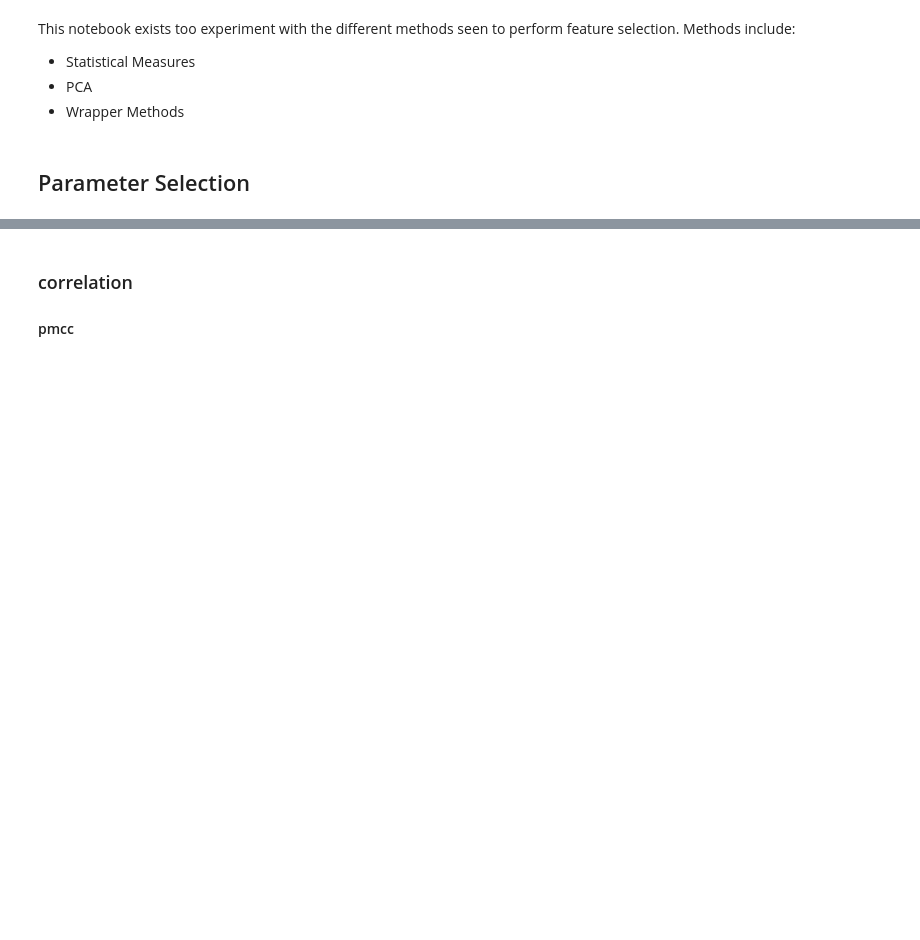
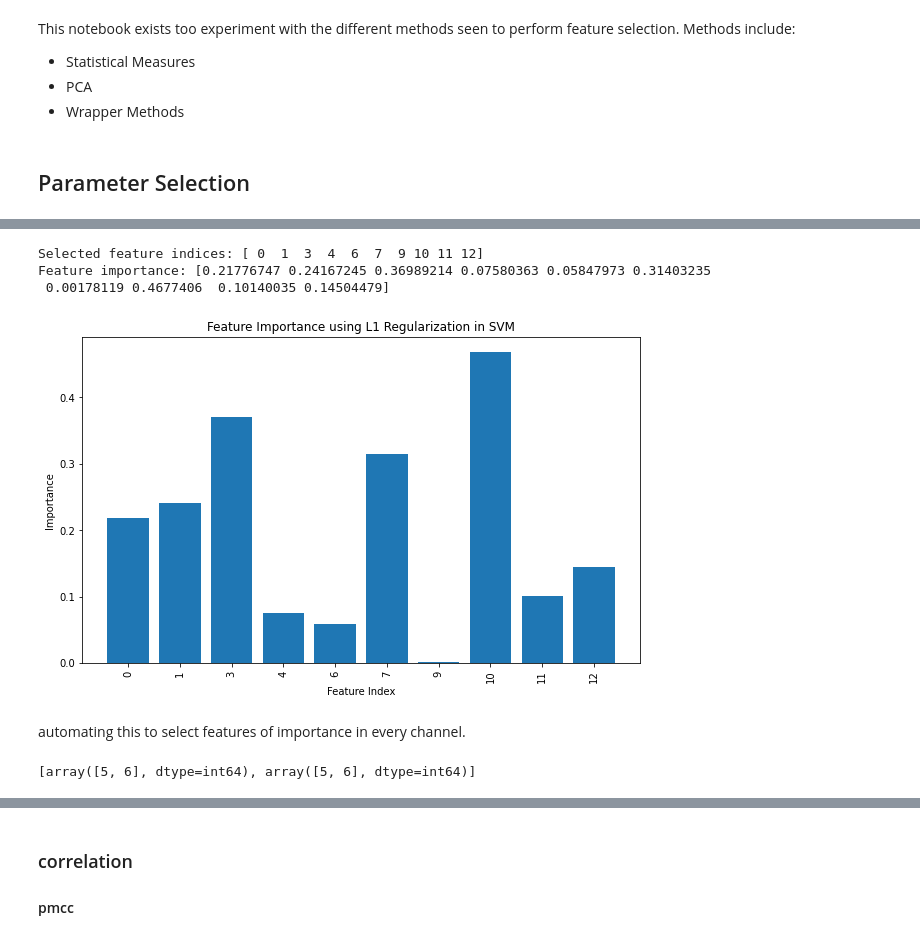
Before and after one commit to patcourts/ES98C-ECG-Project, a Jupyter notebook: examples/Feature_Selection_Experimentation.ipynb, the cells around one changed output, grey strips where cells are left out. Saved outputs shown, nothing was run; the diff lists cells and outputs as text; code cells hidden in the pictures; blank space fills up the shorter version.

```diff
--- a/examples/Feature_Selection_Experimentation.ipynb
+++ b/examples/Feature_Selection_Experimentation.ipynb
@@ -84,5 +84,17 @@ def scoring_function(model, X, y):
 
 
     return f1*0.7 + balanced_acc*0.3
+
+def convert_dict_to_array(params):
+    no_features = len(params)
+    params_array = np.zeros((no_channels, no_patients, no_features))
+
+    for j in range(0, no_channels):
+        for i, values in enumerate(params.values()):
+            params_array[j][:, i] = values[j]
+    return params_array, no_features
 # %% [markdown]
 ## Parameter Selection
+# %%
+#converting paramter dictionary into array
+params_array, no_feat = convert_dict_to_array(params)
@@ -88,0 +109,51 @@ def scoring_function(model, X, y):
+# %%
+#splitting the data into train and test sets
+X_train, X_test, y_train, y_test = train_test_split(params_array[0], health_state, test_size=0.3, stratify = health_state)
+# %%
+#try do this properly
+#LASSO/Ridge Regression
+
+from sklearn.svm import LinearSVC
+from sklearn.feature_selection import SelectFromModel
+
+# # standardize features?
+# scaler = StandardScaler()
+# X_scaled = scaler.fit_transform(X_train)
+
+# Fit the model using L1 regularization
+model = LinearSVC(C=1.0, penalty='l1', dual=False, class_weight='balanced').fit(X_scaled, y_train)
+
+# Get feature importance (coefficients)
+feature_importance = np.abs(model.coef_[0])
+
+# Select features with non-zero coefficients
+model_selector = SelectFromModel(model, prefit=True)
+X_train_selected = model_selector.transform(X_train)
+X_test_selected = model_selector.transform(X_test)
+
+
+# Get indices of selected features
+selected_indices = np.where(feature_importance > 0)[0]
+
+# Print selected feature indices and their importance
+print("Selected feature indices:", selected_indices)
+print("Feature importance:", feature_importance[selected_indices])
+
+# Plot feature importance
+plt.figure(figsize=(10, 6))
+plt.bar(range(len(selected_indices)), feature_importance[selected_indices])
+plt.xticks(range(len(selected_indices)), selected_indices, rotation=90)
+plt.xlabel('Feature Index')
+plt.ylabel('Importance')
+plt.title('Feature Importance using L1 Regularization in SVM')
+plt.show()
+
+# If you want to use the selected features for another model
+# You can use X_train_selected and X_test_selected
+# %% [output]
+Selected feature indices: [ 0  1  3  4  6  7  9 10 11 12]
+Feature importance: [0.21776747 0.24167245 0.36989214 0.07580363 0.05847973 0.31403235
+ 0.00178119 0.4677406  0.10140035 0.14504479]
+[figure, added]
+# %% [markdown]
+automating this to select features of importance in every channel.
@@ -88,0 +193,4 @@ def scoring_function(model, X, y):
+# %%
+print(selected_feature_indices)
+# %% [output]
+[array([5, 6], dtype=int64), array([5, 6], dtype=int64)]
```
Also changed, not shown: parts of 23 cells of this notebook, 4 other files.
